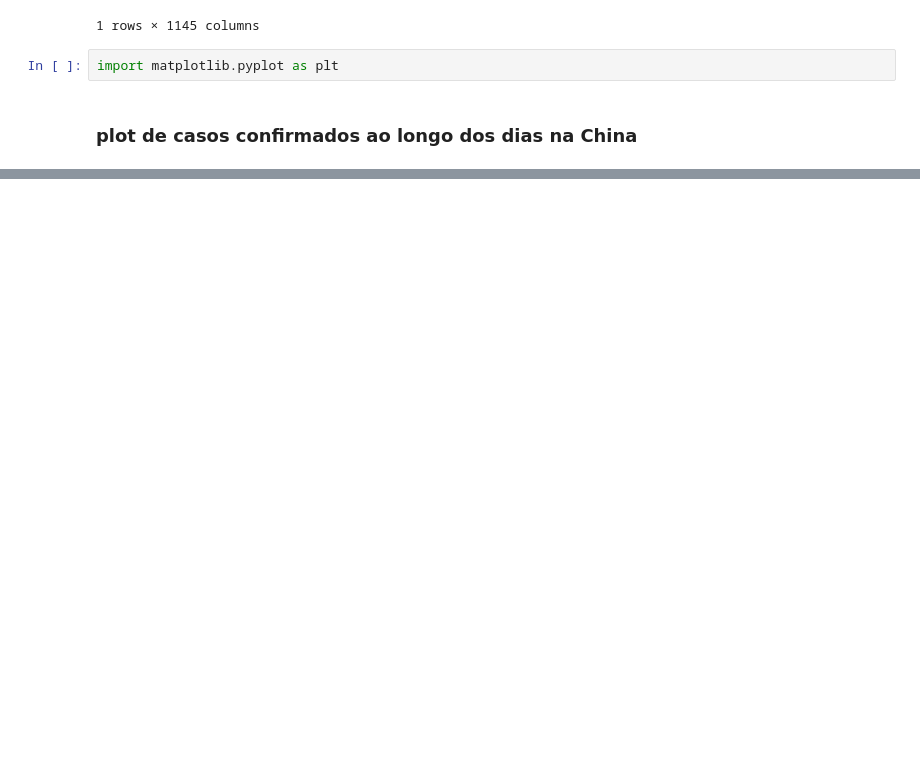
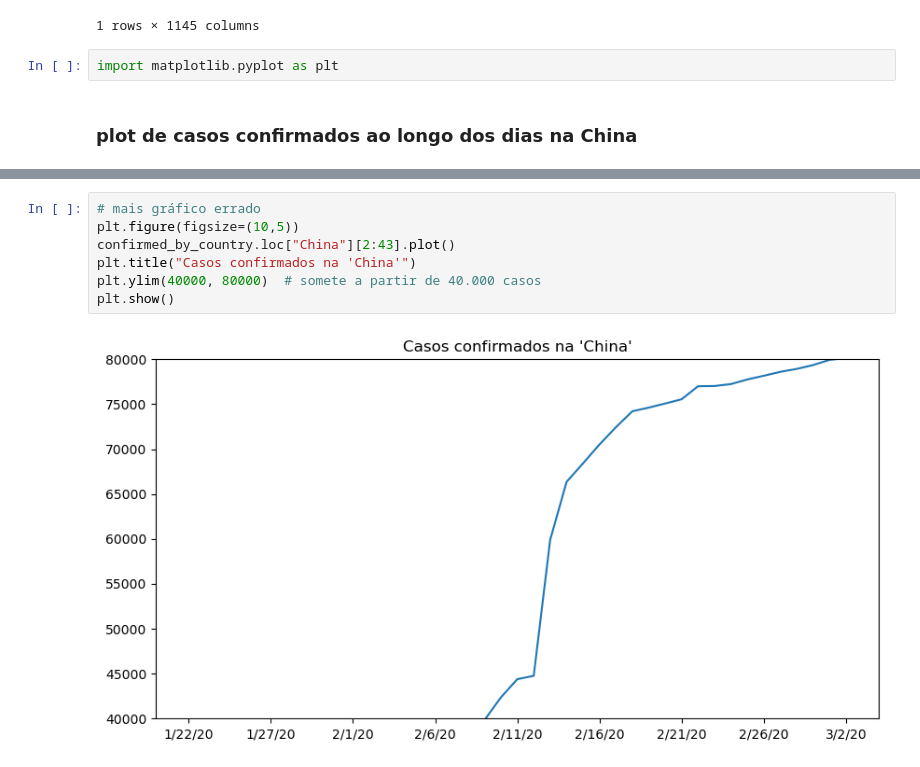
Before and after one commit to paulo-emilio/Cursos-em-Data-Science, a Jupyter notebook: Formacao-Data-Science/11-Data-Science-analises-para-saude-e-medicina/Untitled.ipynb, the cells around one changed output, grey strips where cells are left out. Cells and saved outputs as stored; diff of their text form; blank space fills up the shorter version.

```diff
--- a/Formacao-Data-Science/11-Data-Science-analises-para-saude-e-medicina/Untitled.ipynb
+++ b/Formacao-Data-Science/11-Data-Science-analises-para-saude-e-medicina/Untitled.ipynb
@@ -143,3 +143,12 @@ plt.show()
+# %%
+# mais gráfico errado
+plt.figure(figsize=(10,5))
+confirmed_by_country.loc["China"][2:43].plot()
+plt.title("Casos confirmados na 'China'")
+plt.ylim(40000, 80000)  # somete a partir de 40.000 casos
+plt.show()
+# %% [output]
+[figure, added]
 # %%
 # plotando os dias finais
 
```
Also changed, not shown: parts of 7 cells of this notebook.
